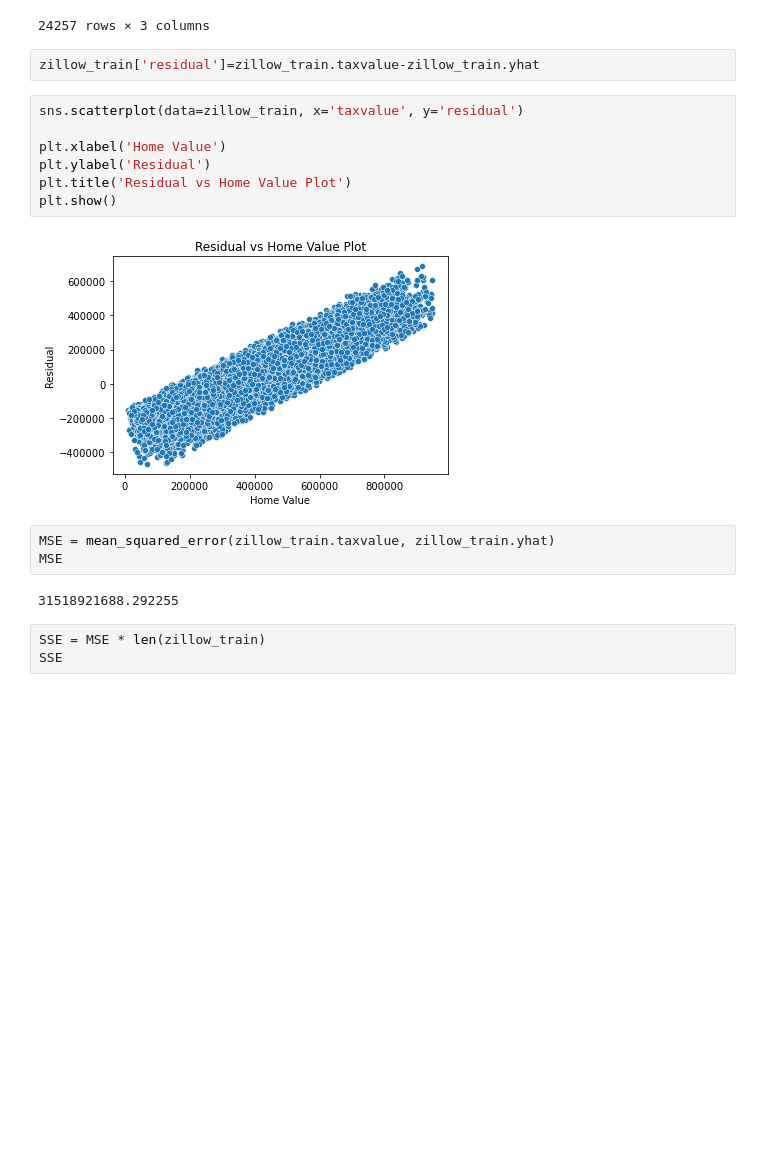
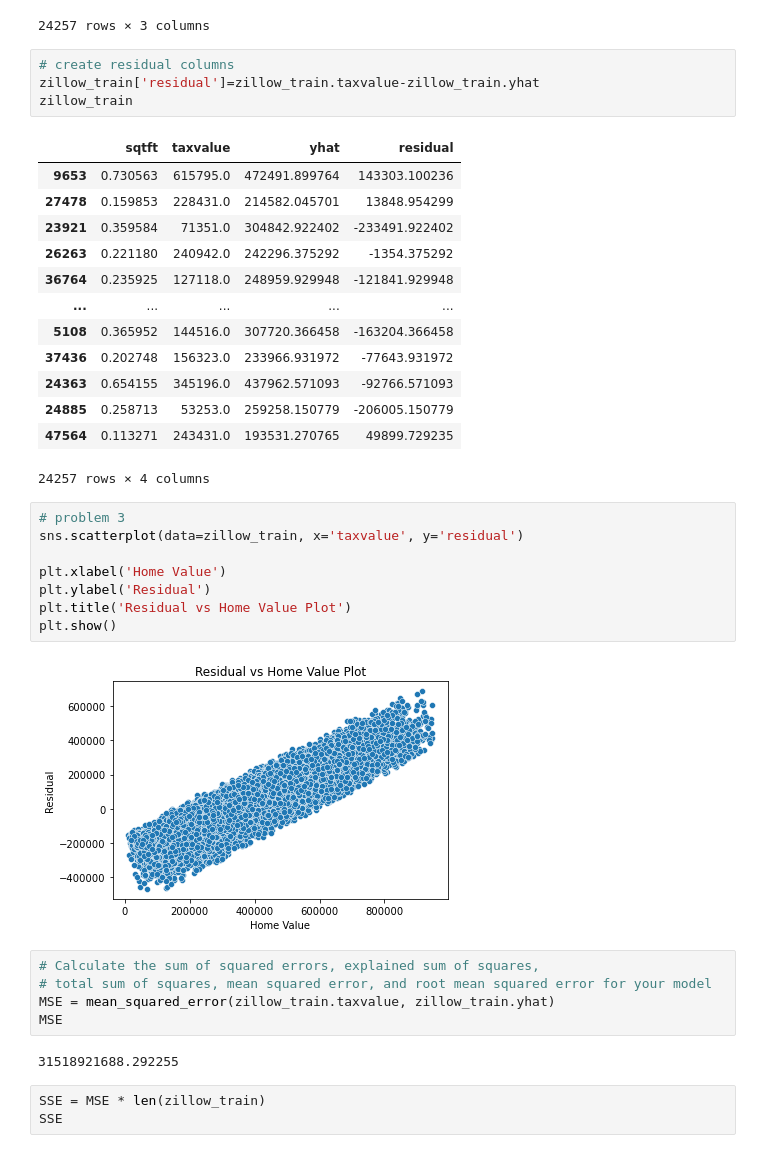
Before and after one commit to QinzhiChen/regression-exercises, a Jupyter notebook: evaluate.ipynb, the cells around one changed output. Drawn from its saved outputs; the diff is of its cells as text; blank space fills up the shorter version.

```diff
--- a/evaluate.ipynb
+++ b/evaluate.ipynb
@@ -102,8 +133,25 @@ zillow_train
 | 47564 | 0.113271 | 243431.0 | 193531.270765 |
 24257 rows × 3 columns
 # %%
+# create residual columns
 zillow_train['residual']=zillow_train.taxvalue-zillow_train.yhat
+zillow_train
+# %% [output]
+|  | sqtft | taxvalue | yhat | residual |
+| 9653 | 0.730563 | 615795.0 | 472491.899764 | 143303.100236 |
+| 27478 | 0.159853 | 228431.0 | 214582.045701 | 13848.954299 |
+| 23921 | 0.359584 | 71351.0 | 304842.922402 | -233491.922402 |
+| 26263 | 0.221180 | 240942.0 | 242296.375292 | -1354.375292 |
+| 36764 | 0.235925 | 127118.0 | 248959.929948 | -121841.929948 |
+| ... | ... | ... | ... | ... |
+| 5108 | 0.365952 | 144516.0 | 307720.366458 | -163204.366458 |
+| 37436 | 0.202748 | 156323.0 | 233966.931972 | -77643.931972 |
+| 24363 | 0.654155 | 345196.0 | 437962.571093 | -92766.571093 |
+| 24885 | 0.258713 | 53253.0 | 259258.150779 | -206005.150779 |
+| 47564 | 0.113271 | 243431.0 | 193531.270765 | 49899.729235 |
+24257 rows × 4 columns
 # %%
+# problem 3
 sns.scatterplot(data=zillow_train, x='taxvalue', y='residual')
 
 plt.xlabel('Home Value')
@@ -113,6 +161,8 @@ plt.show()
 # %% [output]
 [figure]
 # %%
+# Calculate the sum of squared errors, explained sum of squares,
+# total sum of squares, mean squared error, and root mean squared error for your model
 MSE = mean_squared_error(zillow_train.taxvalue, zillow_train.yhat)
 MSE
 # %% [output]
```
Also changed, not shown: parts of 10 cells of this notebook, 3 other files.
